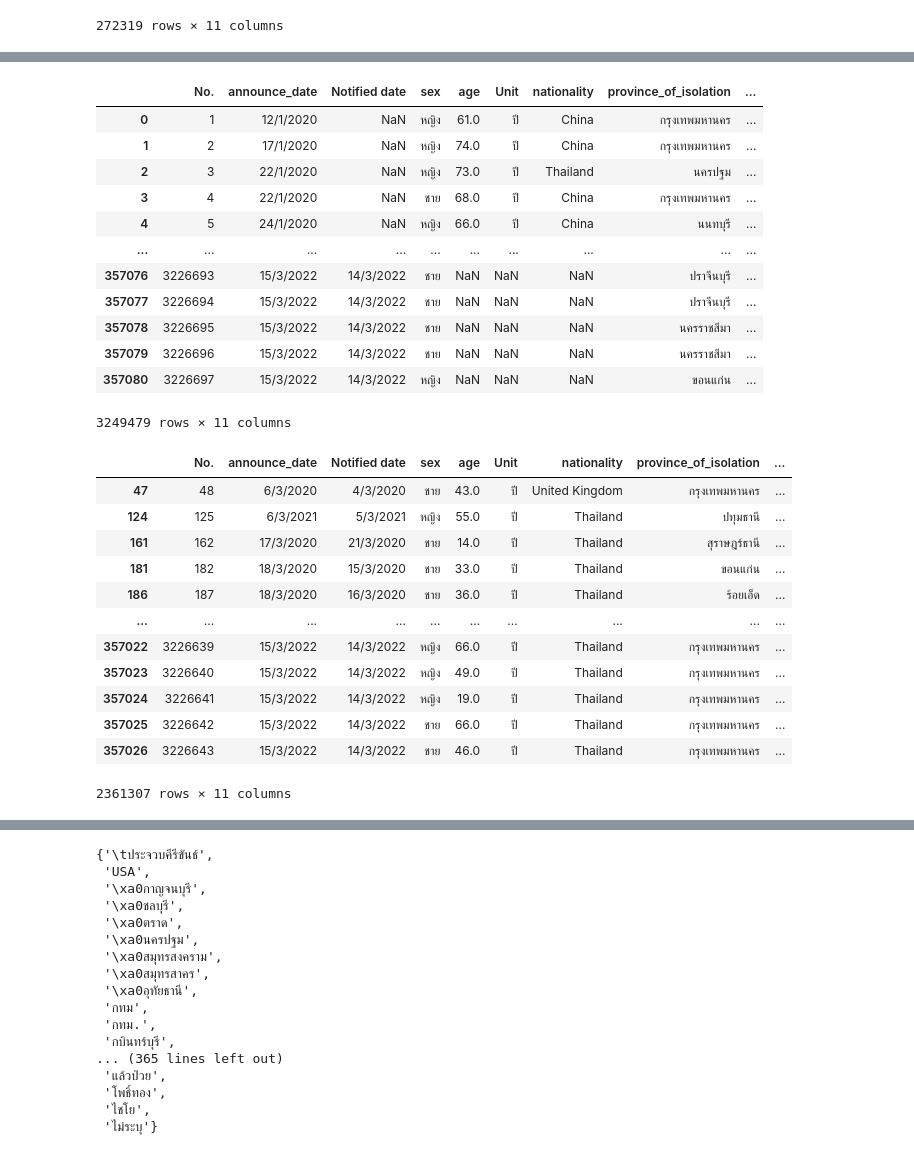
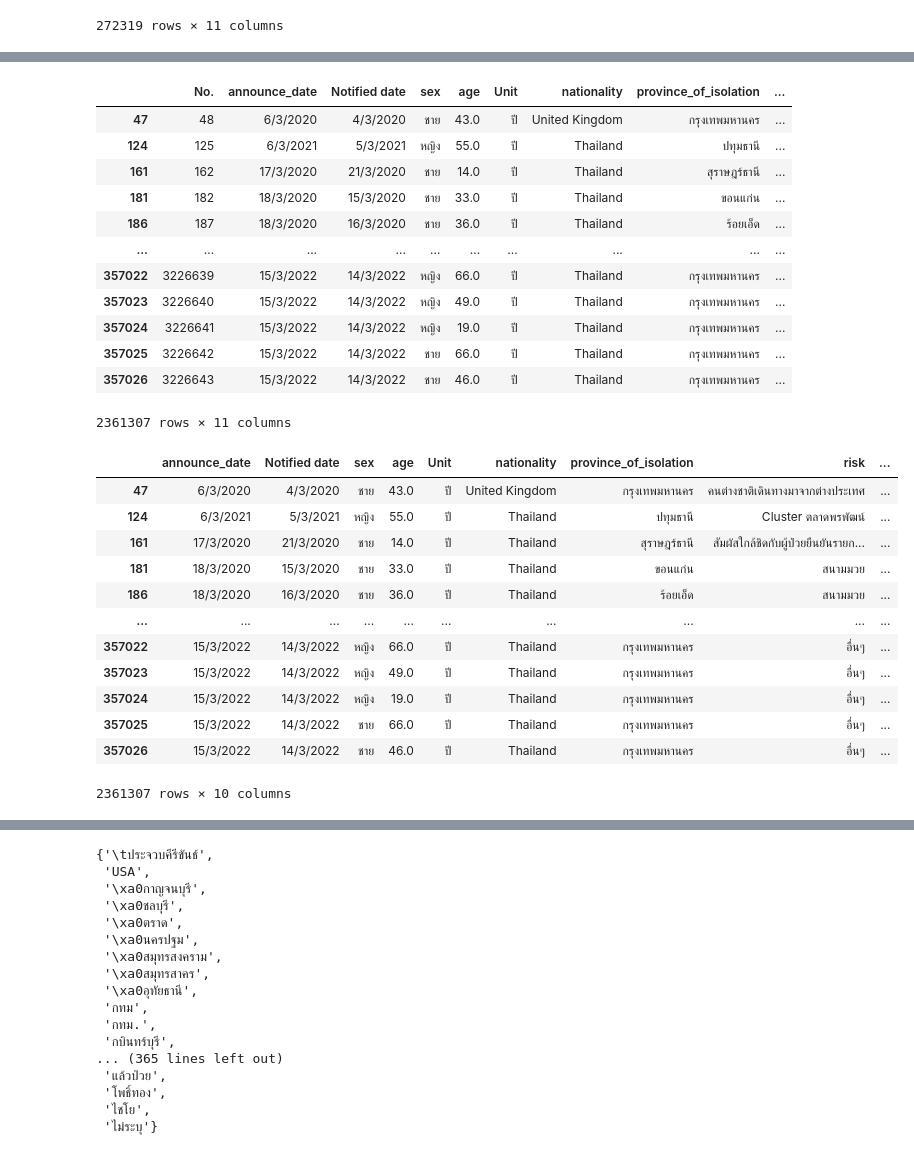
Before and after one commit to Umaporn19/data_viz_2022, a Jupyter notebook: Project_Dataviz.ipynb, the cells around one changed output, grey strips where cells are left out. Drawn from its saved outputs; the diff is of its cells as text; code cells hidden in the pictures.

```diff
--- a/Project_Dataviz.ipynb
+++ b/Project_Dataviz.ipynb
@@ -212,34 +309,34 @@ data_4_drop   #แสดงค่า จะเห็นว่าค่า missin
 # %%
-data_add = pd.concat([data_1,data_2,data_3n,data_4]) #รวมตารางโควิดเข้าด้วยกันโดยใช้ concat
+data_add = pd.concat([data_1_drop,data_2_drop,data_3n_drop,data_4_drop])  #รวมตารางโควิดเข้าด้วยกันโดยใช้ concat
 data_add #แสดงค่า จะเห็นว่ามีค่า missing
 # %% [output]
 |  | No. | announce_date | Notified date | sex | age | Unit | nationality | province_of_isolation | ... |
-| 0 | 1 | 12/1/2020 | NaN | หญิง | 61.0 | ปี | China | กรุงเทพมหานคร | ... |
-| 1 | 2 | 17/1/2020 | NaN | หญิง | 74.0 | ปี | China | กรุงเทพมหานคร | ... |
-| 2 | 3 | 22/1/2020 | NaN | หญิง | 73.0 | ปี | Thailand | นครปฐม | ... |
-| 3 | 4 | 22/1/2020 | NaN | ชาย | 68.0 | ปี | China | กรุงเทพมหานคร | ... |
-| 4 | 5 | 24/1/2020 | NaN | หญิง | 66.0 | ปี | China | นนทบุรี | ... |
+| 47 | 48 | 6/3/2020 | 4/3/2020 | ชาย | 43.0 | ปี | United Kingdom | กรุงเทพมหานคร | ... |
+| 124 | 125 | 6/3/2021 | 5/3/2021 | หญิง | 55.0 | ปี | Thailand | ปทุมธานี | ... |
+| 161 | 162 | 17/3/2020 | 21/3/2020 | ชาย | 14.0 | ปี | Thailand | สุราษฎร์ธานี | ... |
+| 181 | 182 | 18/3/2020 | 15/3/2020 | ชาย | 33.0 | ปี | Thailand | ขอนแก่น | ... |
+| 186 | 187 | 18/3/2020 | 16/3/2020 | ชาย | 36.0 | ปี | Thailand | ร้อยเอ็ด | ... |
 | ... | ... | ... | ... | ... | ... | ... | ... | ... | ... |
-| 357076 | 3226693 | 15/3/2022 | 14/3/2022 | ชาย | NaN | NaN | NaN | ปราจีนบุรี | ... |
-| 357077 | 3226694 | 15/3/2022 | 14/3/2022 | ชาย | NaN | NaN | NaN | ปราจีนบุรี | ... |
-| 357078 | 3226695 | 15/3/2022 | 14/3/2022 | ชาย | NaN | NaN | NaN | นครราชสีมา | ... |
-| 357079 | 3226696 | 15/3/2022 | 14/3/2022 | ชาย | NaN | NaN | NaN | นครราชสีมา | ... |
-| 357080 | 3226697 | 15/3/2022 | 14/3/2022 | หญิง | NaN | NaN | NaN | ขอนแก่น | ... |
+| 357022 | 3226639 | 15/3/2022 | 14/3/2022 | หญิง | 66.0 | ปี | Thailand | กรุงเทพมหานคร | ... |
+| 357023 | 3226640 | 15/3/2022 | 14/3/2022 | หญิง | 49.0 | ปี | Thailand | กรุงเทพมหานคร | ... |
+| 357024 | 3226641 | 15/3/2022 | 14/3/2022 | หญิง | 19.0 | ปี | Thailand | กรุงเทพมหานคร | ... |
+| 357025 | 3226642 | 15/3/2022 | 14/3/2022 | ชาย | 66.0 | ปี | Thailand | กรุงเทพมหานคร | ... |
+| 357026 | 3226643 | 15/3/2022 | 14/3/2022 | ชาย | 46.0 | ปี | Thailand | กรุงเทพมหานคร | ... |
-3249479 rows × 11 columns
+2361307 rows × 11 columns
-# %%
-data_add_drop = data_add.dropna() #กำจัดค่า missing โดนใช้ .dropna()
-data_add_drop #แสดงค่า จะเห็นว่าค่า missing หายไปแล้ว
-# %% [output]
-|  | No. | announce_date | Notified date | sex | age | Unit | nationality | province_of_isolation | ... |
-| 47 | 48 | 6/3/2020 | 4/3/2020 | ชาย | 43.0 | ปี | United Kingdom | กรุงเทพมหานคร | ... |
-| 124 | 125 | 6/3/2021 | 5/3/2021 | หญิง | 55.0 | ปี | Thailand | ปทุมธานี | ... |
-| 161 | 162 | 17/3/2020 | 21/3/2020 | ชาย | 14.0 | ปี | Thailand | สุราษฎร์ธานี | ... |
-| 181 | 182 | 18/3/2020 | 15/3/2020 | ชาย | 33.0 | ปี | Thailand | ขอนแก่น | ... |
-| 186 | 187 | 18/3/2020 | 16/3/2020 | ชาย | 36.0 | ปี | Thailand | ร้อยเอ็ด | ... |
-| ... | ... | ... | ... | ... | ... | ... | ... | ... | ... |
-| 357022 | 3226639 | 15/3/2022 | 14/3/2022 | หญิง | 66.0 | ปี | Thailand | กรุงเทพมหานคร | ... |
-| 357023 | 3226640 | 15/3/2022 | 14/3/2022 | หญิง | 49.0 | ปี | Thailand | กรุงเทพมหานคร | ... |
-| 357024 | 3226641 | 15/3/2022 | 14/3/2022 | หญิง | 19.0 | ปี | Thailand | กรุงเทพมหานคร | ... |
-| 357025 | 3226642 | 15/3/2022 | 14/3/2022 | ชาย | 66.0 | ปี | Thailand | กรุงเทพมหานคร | ... |
-| 357026 | 3226643 | 15/3/2022 | 14/3/2022 | ชาย | 46.0 | ปี | Thailand | กรุงเทพมหานคร | ... |
-2361307 rows × 11 columns
+# %%
+data_add.drop(['No.'], axis=1, inplace=True) #drop ข้อมูลออกให้เหลือเฉพาะอันที่เราต้องการ
+data_add #แสดงค่า
+# %% [output]
+|  | announce_date | Notified date | sex | age | Unit | nationality | province_of_isolation | risk | ... |
+| 47 | 6/3/2020 | 4/3/2020 | ชาย | 43.0 | ปี | United Kingdom | กรุงเทพมหานคร | คนต่างชาติเดินทางมาจากต่างประเทศ | ... |
+| 124 | 6/3/2021 | 5/3/2021 | หญิง | 55.0 | ปี | Thailand | ปทุมธานี | Cluster ตลาดพรพัฒน์ | ... |
+| 161 | 17/3/2020 | 21/3/2020 | ชาย | 14.0 | ปี | Thailand | สุราษฎร์ธานี | สัมผัสใกล้ชิดกับผู้ป่วยยืนยันรายก... | ... |
+| 181 | 18/3/2020 | 15/3/2020 | ชาย | 33.0 | ปี | Thailand | ขอนแก่น | สนามมวย | ... |
+| 186 | 18/3/2020 | 16/3/2020 | ชาย | 36.0 | ปี | Thailand | ร้อยเอ็ด | สนามมวย | ... |
+| ... | ... | ... | ... | ... | ... | ... | ... | ... | ... |
+| 357022 | 15/3/2022 | 14/3/2022 | หญิง | 66.0 | ปี | Thailand | กรุงเทพมหานคร | อื่นๆ | ... |
+| 357023 | 15/3/2022 | 14/3/2022 | หญิง | 49.0 | ปี | Thailand | กรุงเทพมหานคร | อื่นๆ | ... |
+| 357024 | 15/3/2022 | 14/3/2022 | หญิง | 19.0 | ปี | Thailand | กรุงเทพมหานคร | อื่นๆ | ... |
+| 357025 | 15/3/2022 | 14/3/2022 | ชาย | 66.0 | ปี | Thailand | กรุงเทพมหานคร | อื่นๆ | ... |
+| 357026 | 15/3/2022 | 14/3/2022 | ชาย | 46.0 | ปี | Thailand | กรุงเทพมหานคร | อื่นๆ | ... |
+2361307 rows × 10 columns
```
Also changed, not shown: parts of 43 cells of this notebook.
